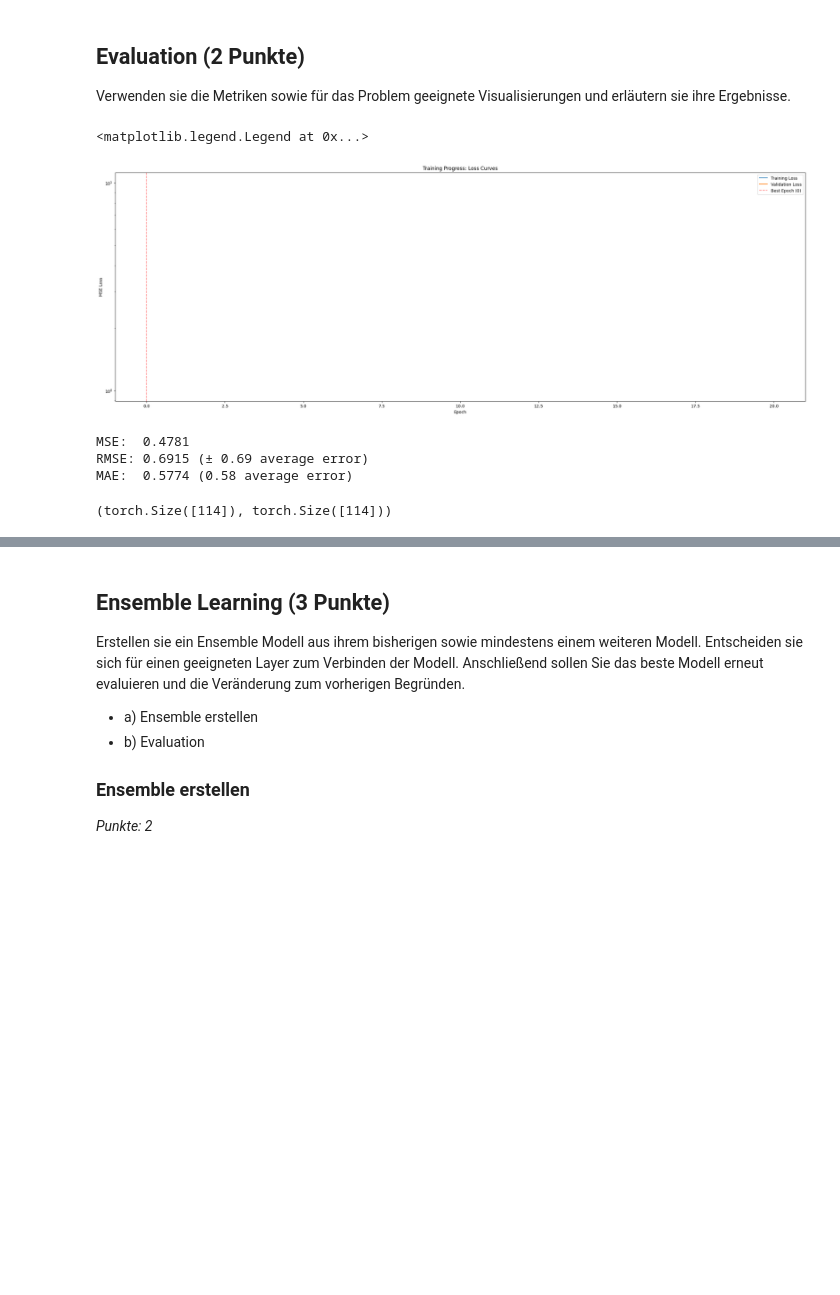
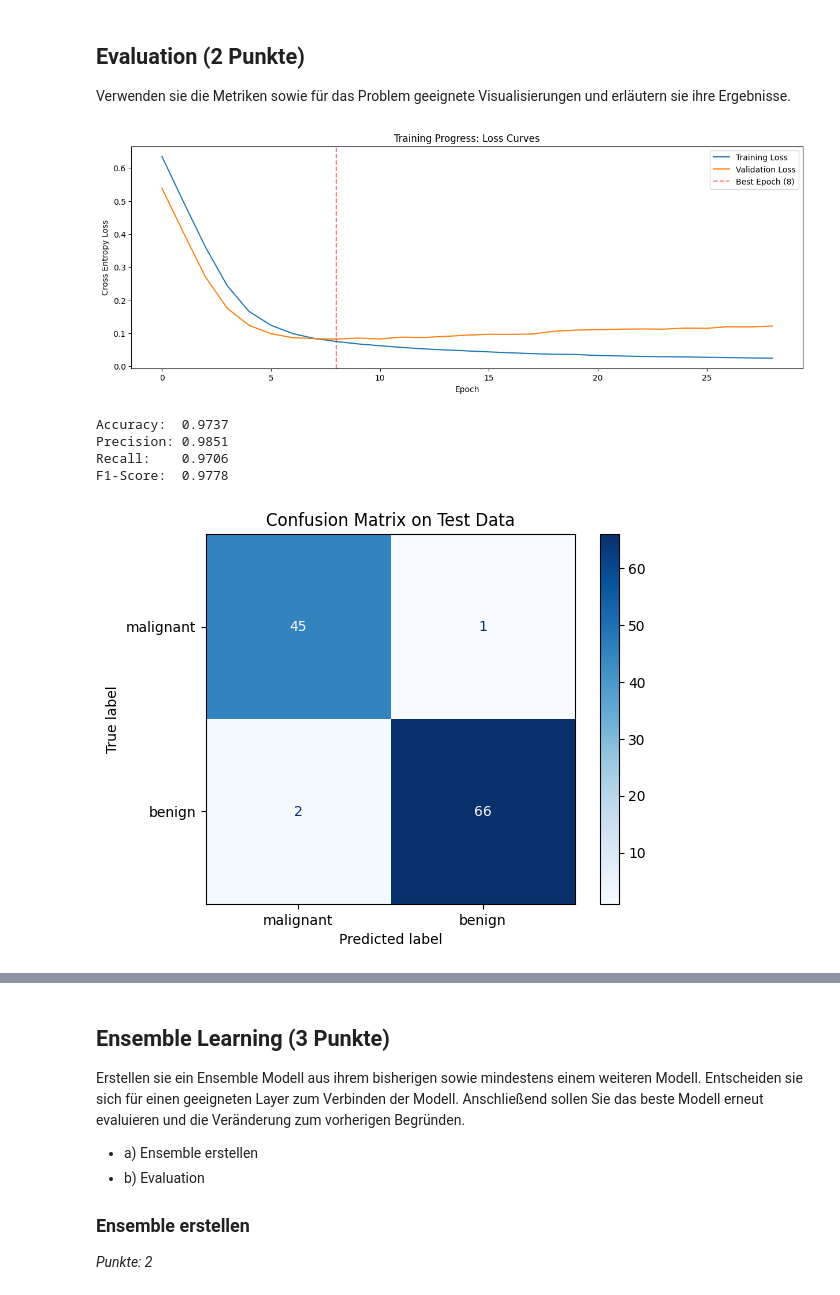
Before and after one commit to iLuckyW/lecture-ai-advanced, a Jupyter notebook: chapter/05_assessment/02_assessment/02_testat_nn_classification.ipynb, the cells around one changed output, grey strips where cells are left out. Saved outputs shown, nothing was run; the diff lists cells and outputs as text; code cells hidden in the pictures; blank space fills up the shorter version.

```diff
--- a/chapter/05_assessment/02_assessment/02_testat_nn_classification.ipynb
+++ b/chapter/05_assessment/02_assessment/02_testat_nn_classification.ipynb
@@ -76,13 +76,13 @@ _Punkte: 1_
 from sklearn.preprocessing import RobustScaler
 import torch
 
-data = RobustScaler().fit_transform(df.loc[:, :'worst fractal dimension'])
+data_scaled = RobustScaler().fit_transform(df.loc[:, :'worst fractal dimension'])
 target = df['target']
 
-n = len(data)
-input_dim = data.shape[1]
-x = torch.tensor(data, dtype=torch.float32)
-y = torch.tensor(target, dtype=torch.float32).view(-1, 1)
+n = len(data_scaled)
+input_dim = data_scaled.shape[1]
+x = torch.tensor(data_scaled, dtype=torch.float32)
+y = torch.tensor(target, dtype=torch.long) # Float ausprobieren und target.values
 # %% [markdown]
 ## Modeling (3 Punkte)
 Ihre nächste Aufgabe ist es das Training vorzubereiten und den richtigen ML-Algorithmus auszuwählen. Dafür müssen Sie die folgenden Teilaufgaben erledigen:
@@ -140,12 +140,12 @@ Test batches: 4
 import torch.nn as nn
 import torch.nn.functional as F
 
-class RegressionMLP(nn.Module):
-    def __init__(self, input_dim):
+class ClassificationMLP(nn.Module):
+    def __init__(self, input_dim, output_dim):
         super().__init__()
         self.fc1 = nn.Linear(input_dim, 64)
         self.fc2 = nn.Linear(64, 32)
-        self.fc3 = nn.Linear(32, 1)
+        self.fc3 = nn.Linear(32, output_dim)
 
     def forward(self, x):
         x = F.relu(self.fc1(x))
@@ -153,7 +153,7 @@ class RegressionMLP(nn.Module):
         x = self.fc3(x)
         return x
 
-model = RegressionMLP(input_dim=input_dim)
+model = ClassificationMLP(input_dim=input_dim, output_dim=2)
 
 # Log the model architecture to TensorBoard
 writer.add_graph(model, x[train_ids][:batch_size])
@@ -303,34 +321,45 @@ Early stopping triggered after 21 epochs
 Verwenden sie die Metriken sowie für das Problem geeignete Visualisierungen und erläutern sie ihre Ergebnisse.
 # %%
 import matplotlib.pyplot as plt
+from sklearn.metrics import ConfusionMatrixDisplay
 
-fig, ax = plt.subplots(figsize=(30, 10))
+# Loss-Plot
+fig, ax = plt.subplots(figsize=(15, 5))
 ax.plot(train_losses, label='Training Loss')
-ax.plot(val_losses, label='Validation Loss')
-ax.set(xlabel='Epoch', ylabel='MSE Loss', title='Training Progress: Loss Curves', yscale='log', xlim=(-1, len(train_losses)))
+ax.plot(avg_losses, label='Validation Loss') # Korrigiert von val_losses zu avg_losses
+ax.set(xlabel='Epoch', ylabel='Cross Entropy Loss', title='Training Progress: Loss Curves')
 
-# Mark best epoch
-best_epoch = np.argmin(val_losses)
+best_epoch = np.argmin(avg_losses)
 ax.axvline(x=best_epoch, color='red', linestyle='--', alpha=0.5, label=f'Best Epoch ({best_epoch})')
+ax.legend()
+plt.show()
 
-ax.legend()
+# Metriken ausgeben
+model.load_state_dict(torch.load('./data/02_testat_nn/model.pth'))
+test_metrics = compute_metrics(model, test_loader)
+
+print(f"Accuracy:  {test_metrics['accuracy']:.4f}")
+print(f"Precision: {test_metrics['precision']:.4f}")
+print(f"Recall:    {test_metrics['recall']:.4f}")
+print(f"F1-Score:  {test_metrics['f1']:.4f}")
+
+# Confusion Matrix visualisieren
+y_true = y[test_ids].numpy()
+outputs = model(x[test_ids])
+_, y_pred = torch.max(outputs, 1)
+
+ConfusionMatrixDisplay.from_predictions(
+    y_true,
+    y_pred.numpy(),
+    cmap='Blues',
+    display_labels=data.target_names
+)
+plt.title('Confusion Matrix on Test Data')
+plt.show()
 # %% [output]
+[figure, new version]
-<matplotlib.legend.Legend at 0x...>
+Accuracy:  0.9737
+Precision: 0.9851
+Recall:    0.9706
+F1-Score:  0.9778
-[figure, old version]
+[figure, added]
-# %%
-model.load_state_dict(torch.load('./data/02_testat_nn/model.pth'))
-
-train_metrics = compute_metrics(model, train_loader)
-val_metrics = compute_metrics(model, val_loader)
-test_metrics = compute_metrics(model, test_loader)  # Compute test metrics
-print(f"MSE:  {test_metrics['mse']:.4f}")
-print(f"RMSE: {test_metrics['rmse']:.4f} (± {test_metrics['rmse']:.2f} average error)")
-print(f"MAE:  {test_metrics['mae']:.4f} ({test_metrics['mae']:.2f} average error)")
-# %% [output]
-MSE:  0.4781
-RMSE: 0.6915 (± 0.69 average error)
-MAE:  0.5774 (0.58 average error)
-# %%
-y[test_ids].flatten().shape, model(x[test_ids]).flatten().shape
-# %% [output]
-(torch.Size([114]), torch.Size([114]))
```
Also changed, not shown: parts of 5 cells of this notebook, 2 other files.
